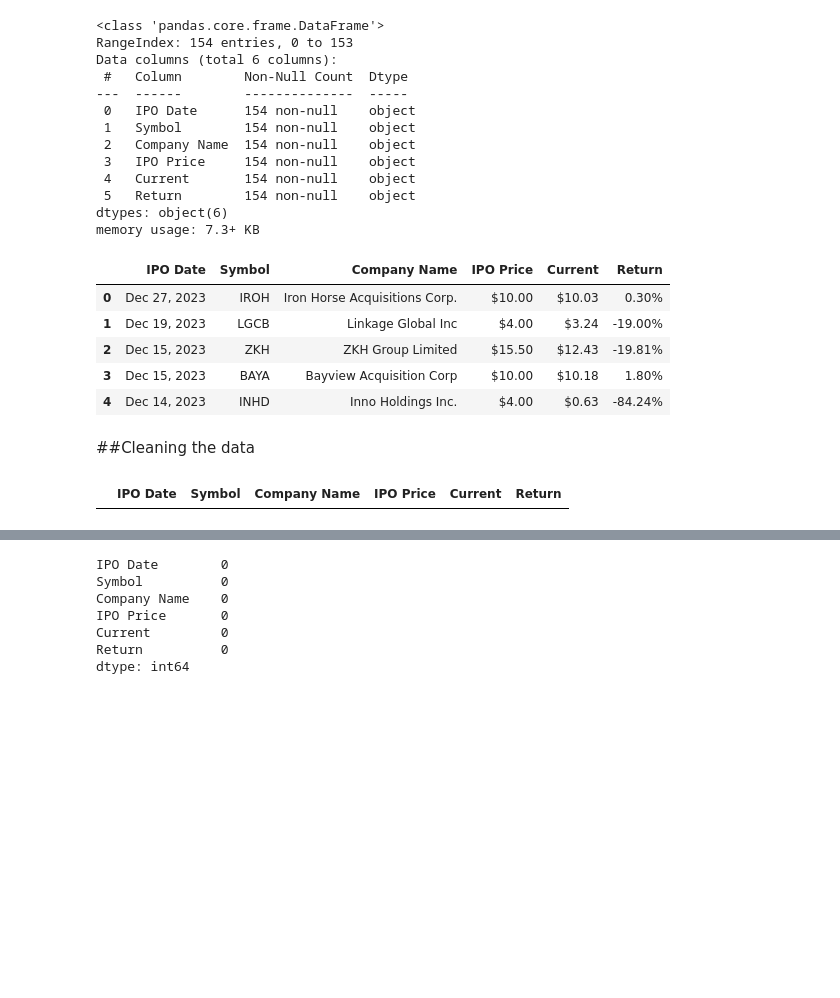
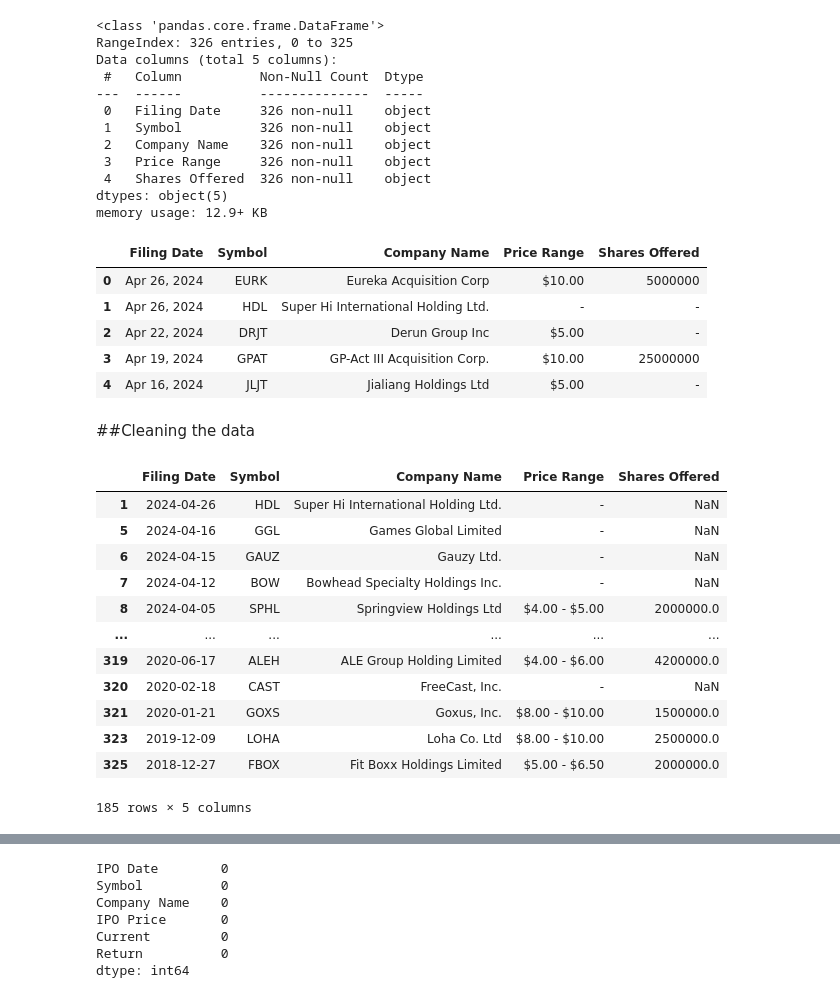
Before and after one commit to thaiphi/Stock-Markets-Analytics-2024, a Jupyter notebook: Week 2/Module_2_Homework.ipynb, the cells around one changed output, grey strips where cells are left out. Cells and saved outputs as stored; diff of their text form; code cells hidden in the pictures; blank space fills up the shorter version.

```diff
--- a/Week 2/Module_2_Homework.ipynb
+++ b/Week 2/Module_2_Homework.ipynb
@@ -62,45 +60,61 @@ headers = {
     'User-Agent': 'Mozilla/5.0 (Windows NT 10.0; Win64; x64) AppleWebKit/537.36 (KHTML, like Gecko) Chrome/58.0.3029.110 Safari/537.3',
 }
 
-url = "https://stockanalysis.com/ipos/2023/"
+url = "https://stockanalysis.com/ipos/filings/"
 response = requests.get(url, headers=headers)
 
 ipo_dfs = pd.read_html(response.text)
 # %%
-ipos_2023 = ipo_dfs[0]
+ipo_fillings = ipo_dfs[0]
 
-ipos_2023.info()
+ipo_fillings.info()
 # %% [output]
 <class 'pandas.core.frame.DataFrame'>
-RangeIndex: 154 entries, 0 to 153
-Data columns (total 6 columns):
- #   Column        Non-Null Count  Dtype
----  ------        --------------  -----
- 0   IPO Date      154 non-null    object
- 1   Symbol        154 non-null    object
- 2   Company Name  154 non-null    object
- 3   IPO Price     154 non-null    object
- 4   Current       154 non-null    object
- 5   Return        154 non-null    object
-dtypes: object(6)
-memory usage: 7.3+ KB
+RangeIndex: 326 entries, 0 to 325
+Data columns (total 5 columns):
+ #   Column          Non-Null Count  Dtype
+---  ------          --------------  -----
+ 0   Filing Date     326 non-null    object
+ 1   Symbol          326 non-null    object
+ 2   Company Name    326 non-null    object
+ 3   Price Range     326 non-null    object
+ 4   Shares Offered  326 non-null    object
+dtypes: object(5)
+memory usage: 12.9+ KB
 # %%
-ipos_2023.head()
+ipo_fillings.head()
 # %% [output]
-|  | IPO Date | Symbol | Company Name | IPO Price | Current | Return |
-| 0 | Dec 27, 2023 | IROH | Iron Horse Acquisitions Corp. | $10.00 | $10.03 | 0.30% |
-| 1 | Dec 19, 2023 | LGCB | Linkage Global Inc | $4.00 | $3.24 | -19.00% |
-| 2 | Dec 15, 2023 | ZKH | ZKH Group Limited | $15.50 | $12.43 | -19.81% |
-| 3 | Dec 15, 2023 | BAYA | Bayview Acquisition Corp | $10.00 | $10.18 | 1.80% |
-| 4 | Dec 14, 2023 | INHD | Inno Holdings Inc. | $4.00 | $0.63 | -84.24% |
+|  | Filing Date | Symbol | Company Name | Price Range | Shares Offered |
+| 0 | Apr 26, 2024 | EURK | Eureka Acquisition Corp | $10.00 | 5000000 |
+| 1 | Apr 26, 2024 | HDL | Super Hi International Holding Ltd. | - | - |
+| 2 | Apr 22, 2024 | DRJT | Derun Group Inc | $5.00 | - |
+| 3 | Apr 19, 2024 | GPAT | GP-Act III Acquisition Corp. | $10.00 | 25000000 |
+| 4 | Apr 16, 2024 | JLJT | Jialiang Holdings Ltd | $5.00 | - |
 # %% [markdown]
 ##Cleaning the data
+# %%
+# 'Shares Offered' to float64 (if '-' is encountered, populate with NaNs)
+
+import numpy as np
+ipo_fillings['Shares Offered'] = ipo_fillings['Shares Offered'].apply(lambda x: float(x) if x != '-' else np.nan)
 # %%
 # Convert 'Filing Date' to datetime
-ipos_2023['IPO Date'] = pd.to_datetime(ipos_2023['IPO Date'])
+ipo_fillings['Filing Date'] = pd.to_datetime(ipo_fillings['Filing Date'])
 # %%
 # Problem --> not always the columns are filled
-missing_prices_df = ipos_2023[ipos_2023['IPO Price'].astype(str).str.find('-') >= 0]
+missing_prices_df = ipo_fillings[ipo_fillings['Price Range'].astype(str).str.find('-') >= 0]
 missing_prices_df
 # %% [output]
-|  | IPO Date | Symbol | Company Name | IPO Price | Current | Return |
+|  | Filing Date | Symbol | Company Name | Price Range | Shares Offered |
+| 1 | 2024-04-26 | HDL | Super Hi International Holding Ltd. | - | NaN |
+| 5 | 2024-04-16 | GGL | Games Global Limited | - | NaN |
+| 6 | 2024-04-15 | GAUZ | Gauzy Ltd. | - | NaN |
+| 7 | 2024-04-12 | BOW | Bowhead Specialty Holdings Inc. | - | NaN |
+| 8 | 2024-04-05 | SPHL | Springview Holdings Ltd | $4.00 - $5.00 | 2000000.0 |
+| ... | ... | ... | ... | ... | ... |
+| 319 | 2020-06-17 | ALEH | ALE Group Holding Limited | $4.00 - $6.00 | 4200000.0 |
+| 320 | 2020-02-18 | CAST | FreeCast, Inc. | - | NaN |
+| 321 | 2020-01-21 | GOXS | Goxus, Inc. | $8.00 - $10.00 | 1500000.0 |
+| 323 | 2019-12-09 | LOHA | Loha Co. Ltd | $8.00 - $10.00 | 2500000.0 |
+| 325 | 2018-12-27 | FBOX | Fit Boxx Holdings Limited | $5.00 - $6.50 | 2000000.0 |
+185 rows × 5 columns
```
Also changed, not shown: parts of 4 cells of this notebook.
